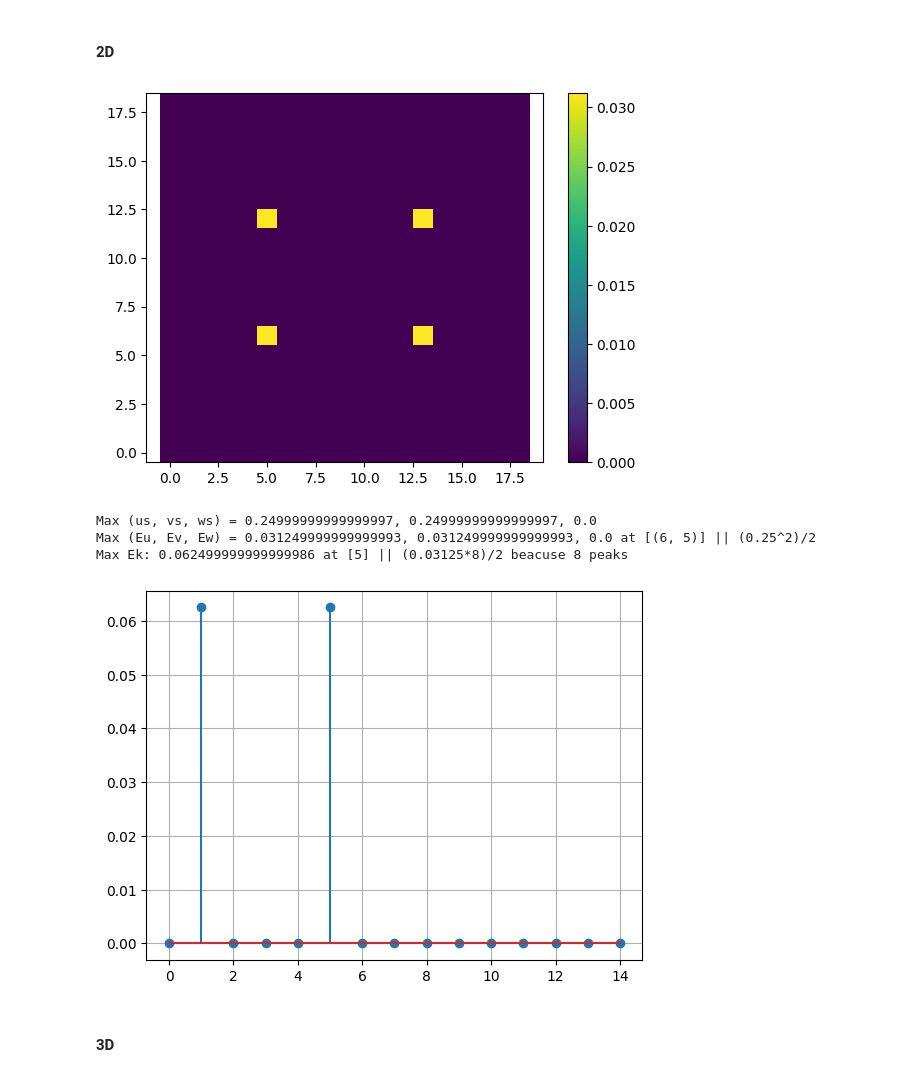
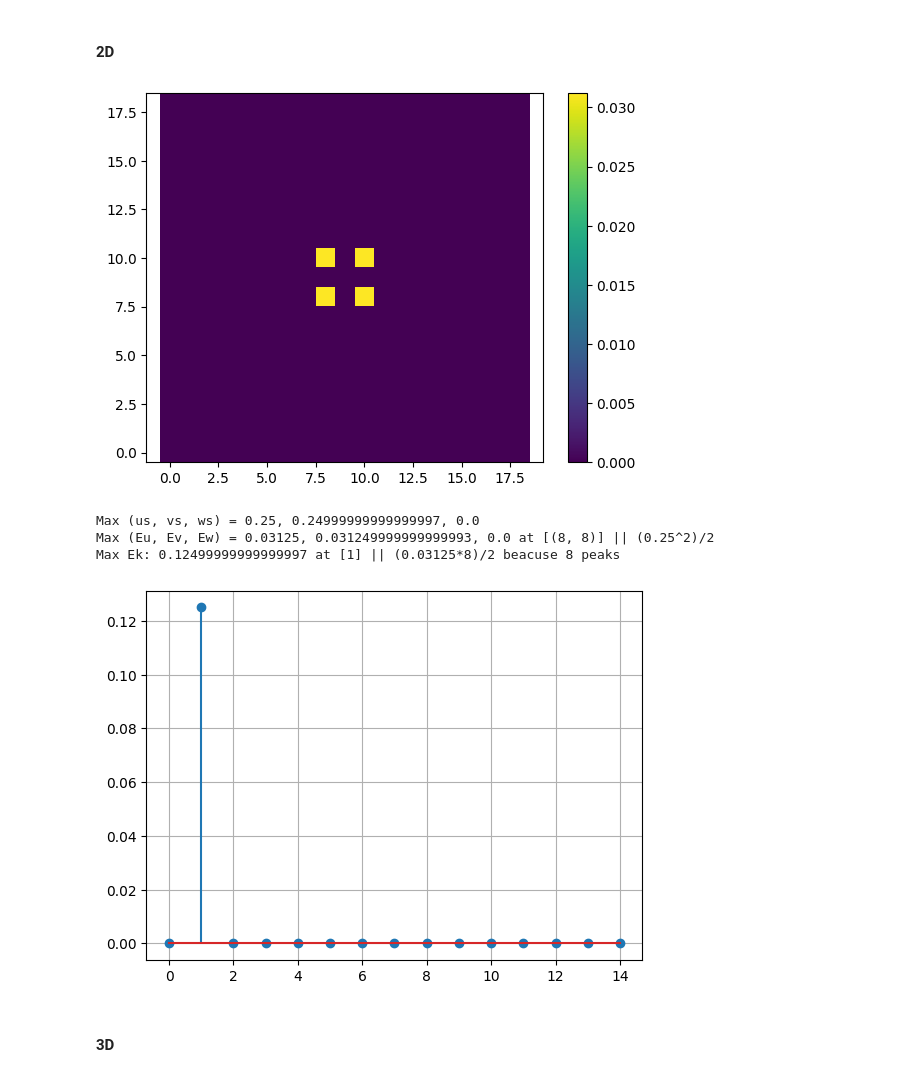
Before and after one commit to Prajwal-Prathiksh/ddp-thesis, a Jupyter notebook: code/play_sine_velocity_profile.ipynb, the cells around one changed output. Drawn from its saved outputs; the diff is of its cells as text; code cells hidden in the pictures.

```diff
--- a/code/play_sine_velocity_profile.ipynb
+++ b/code/play_sine_velocity_profile.ipynb
@@ -52,38 +52,38 @@ Max Ek: 0.125 at [1] || (0.125*2)/2 because 2 peaks
 # %%
 sr = 19
 _x = np.arange(1/(2*sr), 1., 1. / sr)
 x, y = np.meshgrid(_x, _x)
 # u = sin(twopi * x) + sin(2 * twopi * y)
 # v = u
-u = - cos(4*twopi * x) * sin(3*twopi * y)
+u = - cos(twopi * x) * sin(twopi * y)
 v = sin(twopi * x) * cos(twopi * y)
 U0 = 1.
 
 # When
 EK_U, EK_V, EK_W, u_spectrum, v_spectrum, w_spectrum =\
     compute_energy_spectrum(
         u=u, v=v, w=None, U0=U0, debug=True
     )
 plt.imshow(EK_U)
 plt.colorbar()
 plt.axis('equal')
 plt.gca().invert_yaxis()
 plt.show()
 
 k, Ek = compute_scalar_energy_spectrum(EK_U, EK_V, ord=2)
 plt.stem(Ek)
 plt.grid()
 max_idx = np.argmax(EK_U)
 max_idx = np.unravel_index(max_idx, EK_U.shape)
 print(f"Max (us, vs, ws) = {np.max(u_spectrum)}, {np.max(v_spectrum)}, {np.max(w_spectrum)}")
 print(f"Max (Eu, Ev, Ew) = {np.max(EK_U)}, {np.max(EK_V)}, {np.max(EK_W)} at [{max_idx}] || (0.25^2)/2")
 print(f"Max Ek: {np.max(Ek)} at [{np.argmax(Ek)}] || (0.03125*8)/2 beacuse 8 peaks")
 # %% [output]
-[figure, old version]
+[figure, new version]
-Max (us, vs, ws) = 0.24999999999999997, 0.24999999999999997, 0.0
-Max (Eu, Ev, Ew) = 0.031249999999999993, 0.031249999999999993, 0.0 at [(6, 5)] || (0.25^2)/2
-Max Ek: 0.062499999999999986 at [5] || (0.03125*8)/2 beacuse 8 peaks
+Max (us, vs, ws) = 0.25, 0.24999999999999997, 0.0
+Max (Eu, Ev, Ew) = 0.03125, 0.031249999999999993, 0.0 at [(8, 8)] || (0.25^2)/2
+Max Ek: 0.12499999999999997 at [1] || (0.03125*8)/2 beacuse 8 peaks
-[figure, old version]
+[figure, new version]
 # %% [markdown]
 #### 3D
 # %%
```
